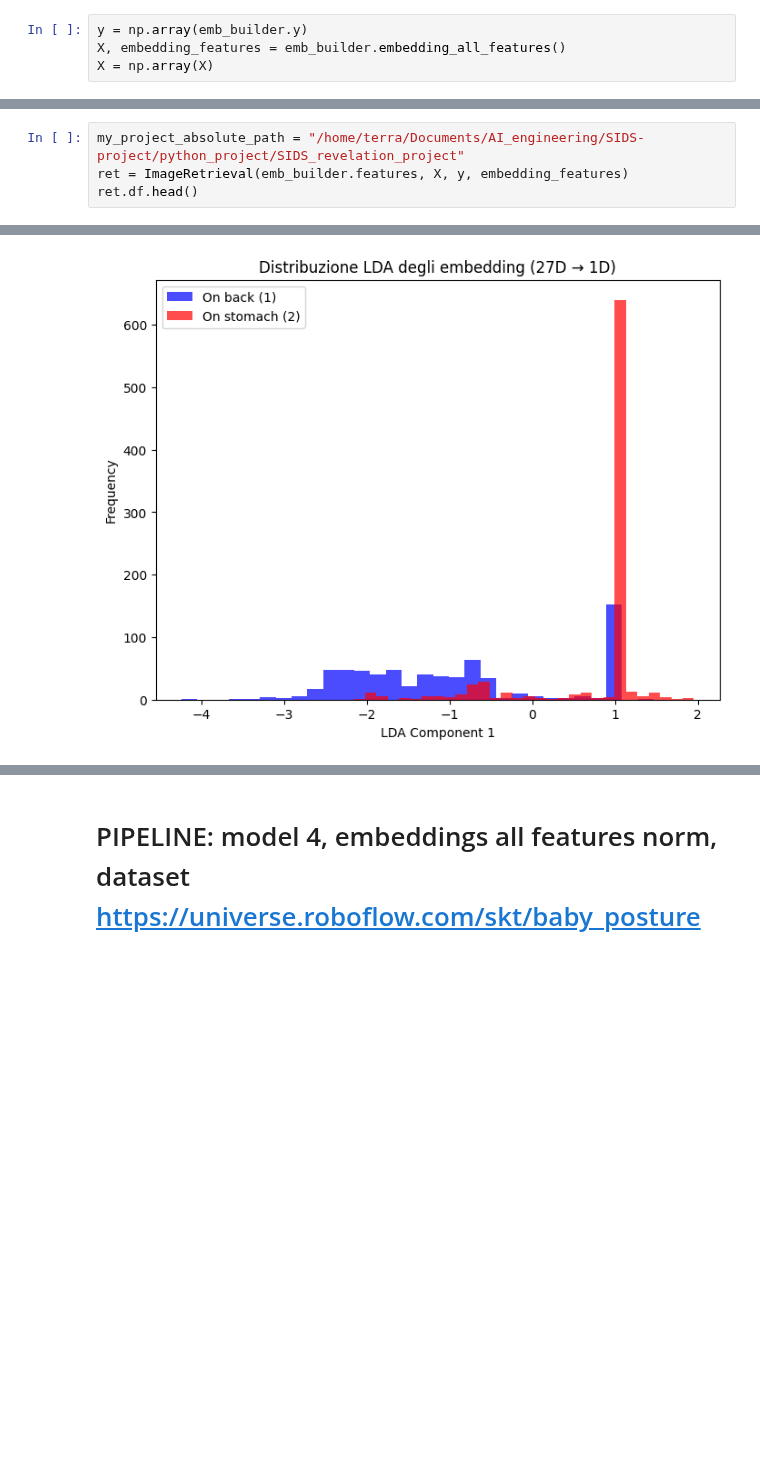
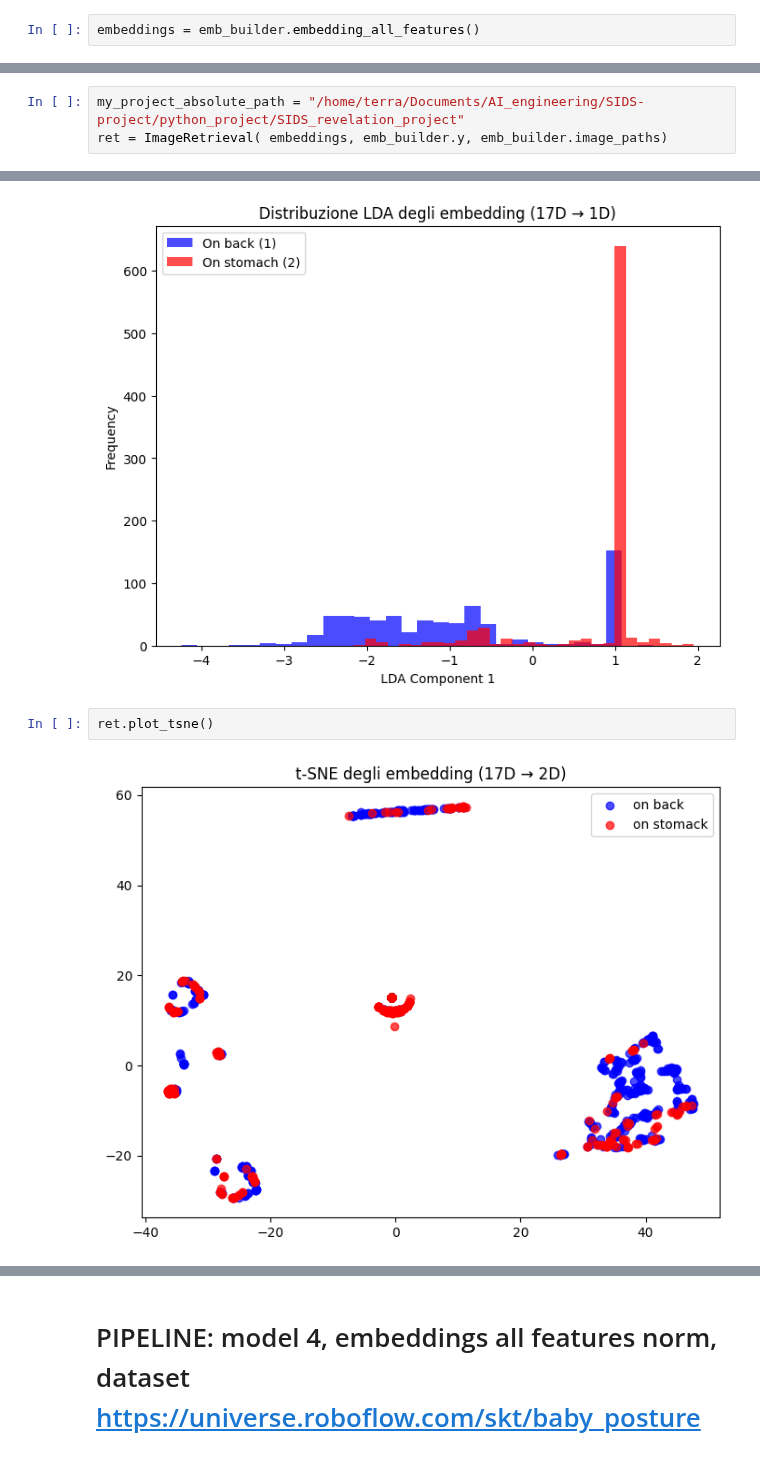
Before and after one commit to Lori-in-the-clouds/SIDS_revelation_project, a Jupyter notebook: pipeline/pipeline.ipynb, the cells around one changed output, grey strips where cells are left out. Saved outputs shown, nothing was run; the diff lists cells and outputs as text; blank space fills up the shorter version.

```diff
--- a/pipeline/pipeline.ipynb
+++ b/pipeline/pipeline.ipynb
@@ -133,9 +171,7 @@ Dataset labels: {'baby_on_back': 1, 'baby_on_stomach': 2}
 # %% [markdown]
 **Create embeddings**
 # %%
-y = np.array(emb_builder.y)
-X, embedding_features = emb_builder.embedding_all_features()
-X = np.array(X)
+embeddings = emb_builder.embedding_all_features()
 # %% [output]
 Creation of all features embedding--------------------------------------------------------
 0%-->    0 / 1506 files processed
@@ -160,5 +212,4 @@ Creation of all features embedding----------------------------------------------
 ## 3. Retrieval to evaluate embedding goodness
 # %%
 my_project_absolute_path = "/home/terra/Documents/AI_engineering/SIDS-project/python_project/SIDS_revelation_project"
-ret = ImageRetrieval(emb_builder.features, X, y, embedding_features)
-ret.df.head()
+ret = ImageRetrieval( embeddings, emb_builder.y, emb_builder.image_paths)
@@ -173,3 +217,7 @@ ret.df.head()
 ret.plot_lda()
 # %% [output]
 [figure]
+# %%
+ret.plot_tsne()
+# %% [output]
+[figure, added]
```
Also changed, not shown: parts of 27 cells of this notebook, 3 other files.
